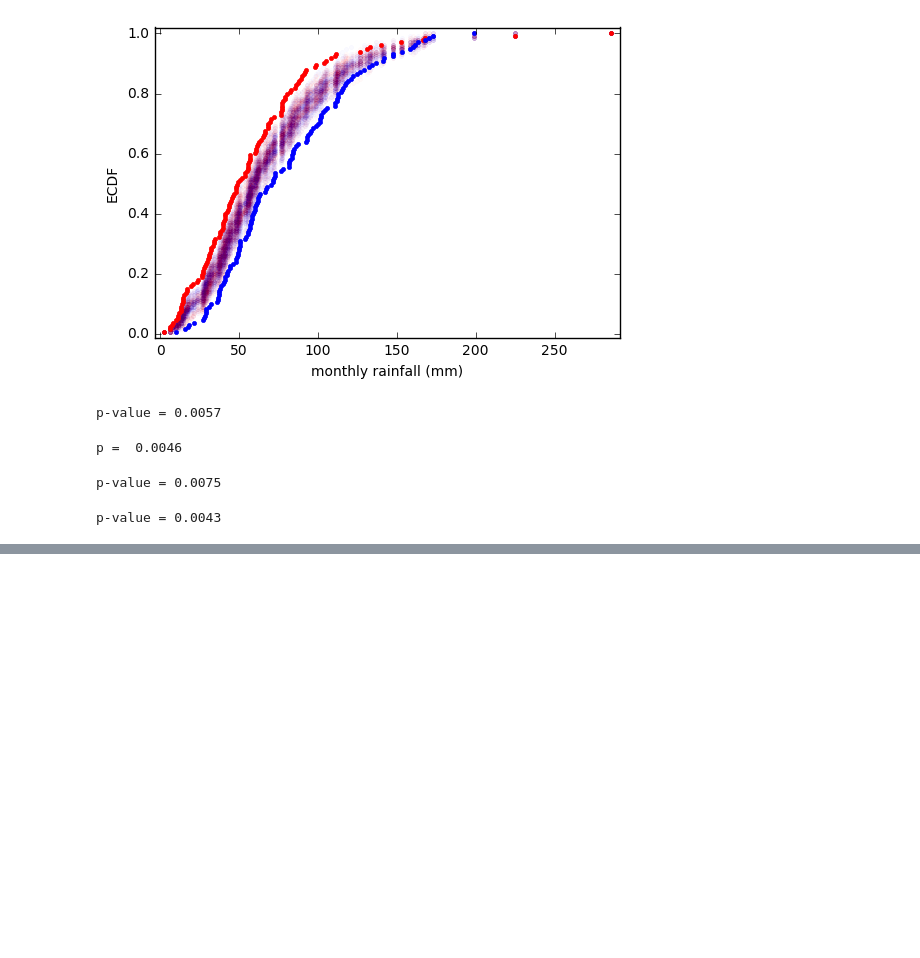
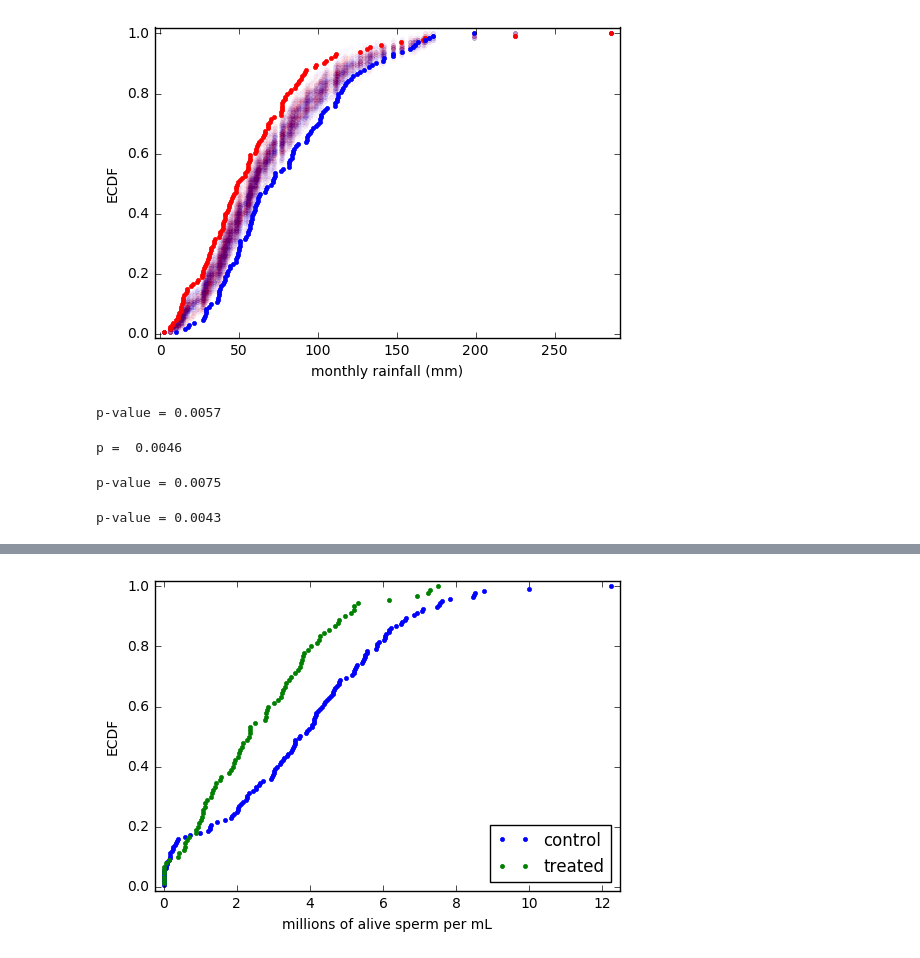
Before and after one commit to e-arslan/Python-Courses, a Jupyter notebook: Statistical Thinking in Python (Part 2).ipynb, the cells around one changed output, grey strips where cells are left out. Saved outputs shown, nothing was run; the diff lists cells and outputs as text; code cells hidden in the pictures; blank space fills up the shorter version.

```diff
--- a/Statistical Thinking in Python (Part 2).ipynb
+++ b/Statistical Thinking in Python (Part 2).ipynb
@@ -815,0 +982,77 @@ p-value = 0.0043
+# %%
+# In a recent study, Straub, et al. (Proc. Roy. Soc. B, 2016) investigated the effects of
+# neonicotinoids on the sperm of pollenating bees. In this and the next exercise, you will study
+# how the pesticide treatment affected the count of live sperm per half milliliter of semen.
+
+# First, we will do EDA, as usual. Plot ECDFs of the alive sperm count for untreated bees
+# (stored in the Numpy array control) and bees treated with pesticide (stored in the Numpy array treated).
+
+control = array([  4.159234,   4.408002,   0.172812,   3.498278,   3.104912,
+         5.164174,   6.615262,   4.633066,   0.170408,   2.65    ,
+         0.0875  ,   1.997148,   6.92668 ,   4.574932,   3.896466,
+         5.209814,   3.70625 ,   0.      ,   4.62545 ,   3.01444 ,
+         0.732652,   0.4     ,   6.518382,   5.225   ,   6.218742,
+         6.840358,   1.211308,   0.368252,   3.59937 ,   4.212158,
+         6.052364,   2.115532,   6.60413 ,   5.26074 ,   6.05695 ,
+         6.481172,   3.171522,   3.057228,   0.218808,   5.215112,
+         4.465168,   2.28909 ,   3.732572,   2.17087 ,   1.834326,
+         6.074862,   5.841978,   8.524892,   4.698492,   2.965624,
+         2.324206,   3.409412,   4.830726,   0.1     ,   0.      ,
+         4.101432,   3.478162,   1.009688,   4.999296,   4.32196 ,
+         0.299592,   3.606032,   7.54026 ,   4.284024,   0.057494,
+         6.036668,   2.924084,   4.150144,   1.256926,   4.666502,
+         4.806594,   2.52478 ,   2.027654,   2.52283 ,   4.735598,
+         2.033236,   0.      ,   6.177294,   2.601834,   3.544408,
+         3.6045  ,   5.520346,   4.80698 ,   3.002478,   3.559816,
+         7.075844,  10.      ,   0.139772,   6.17171 ,   3.201232,
+         8.459546,   0.17857 ,   7.088276,   5.496662,   5.415086,
+         1.932282,   3.02838 ,   7.47996 ,   1.86259 ,   7.838498,
+         2.242718,   3.292958,   6.363644,   4.386898,   8.47533 ,
+         4.156304,   1.463956,   4.533628,   5.573922,   1.29454 ,
+         7.547504,   3.92466 ,   5.820258,   4.118522,   4.125   ,
+         2.286698,   0.591882,   1.273124,   0.      ,   0.      ,
+         0.      ,  12.22502 ,   7.601604,   5.56798 ,   1.679914,
+         8.77096 ,   5.823942,   0.258374,   0.      ,   5.899236,
+         5.486354,   2.053148,   3.25541 ,   2.72564 ,   3.364066,
+         2.43427 ,   5.282548,   3.963666,   0.24851 ,   0.347916,
+         4.046862,   5.461436,   4.066104,   0.      ,   0.065   ])
+
+treated = array([ 1.342686,  1.058476,  3.793784,  0.40428 ,  4.528388,  2.142966,
+        3.937742,  0.1375  ,  6.919164,  0.      ,  3.597812,  5.196538,
+        2.78955 ,  2.3229  ,  1.090636,  5.323916,  1.021618,  0.931836,
+        2.78    ,  0.412202,  1.180934,  2.8674  ,  0.      ,  0.064354,
+        3.008348,  0.876634,  0.      ,  4.971712,  7.280658,  4.79732 ,
+        2.084956,  3.251514,  1.9405  ,  1.566192,  0.58894 ,  5.219658,
+        0.977976,  3.124584,  1.297564,  1.433328,  4.24337 ,  0.880964,
+        2.376566,  3.763658,  1.918426,  3.74    ,  3.841726,  4.69964 ,
+        4.386876,  0.      ,  1.127432,  1.845452,  0.690314,  4.185602,
+        2.284732,  7.237594,  2.185148,  2.799124,  3.43218 ,  0.63354 ,
+        1.142496,  0.586   ,  2.372858,  1.80032 ,  3.329306,  4.028804,
+        3.474156,  7.508752,  2.032824,  1.336556,  1.906496,  1.396046,
+        2.488104,  4.759114,  1.07853 ,  3.19927 ,  3.814252,  4.275962,
+        2.817056,  0.552198,  3.27194 ,  5.11525 ,  2.064628,  0.      ,
+        3.34101 ,  6.177322,  0.      ,  3.66415 ,  2.352582,  1.531696])
+
+# Compute x,y values for ECDFs
+x_control, y_control = ecdf(control)
+x_treated, y_treated = ecdf(treated)
+
+# Plot the ECDFs
+plt.plot(x_control, y_control, marker='.', linestyle='none')
+plt.plot(x_treated, y_treated, marker='.', linestyle='none')
+
+# Set the margins
+plt.margins(0.02)
+
+# Add a legend
+plt.legend(('control', 'treated'), loc='lower right')
+
+# Label axes and show plot
+plt.xlabel('millions of alive sperm per mL')
+plt.ylabel('ECDF')
+plt.show()
+
+# The ECDFs show a pretty clear difference between the treatment and control; treated bees have
+# fewer alive sperm. Let's now do a hypothesis test in the next exercise.
+# %% [output]
+[figure, added]
```
Also changed, not shown: parts of 6 cells of this notebook.
